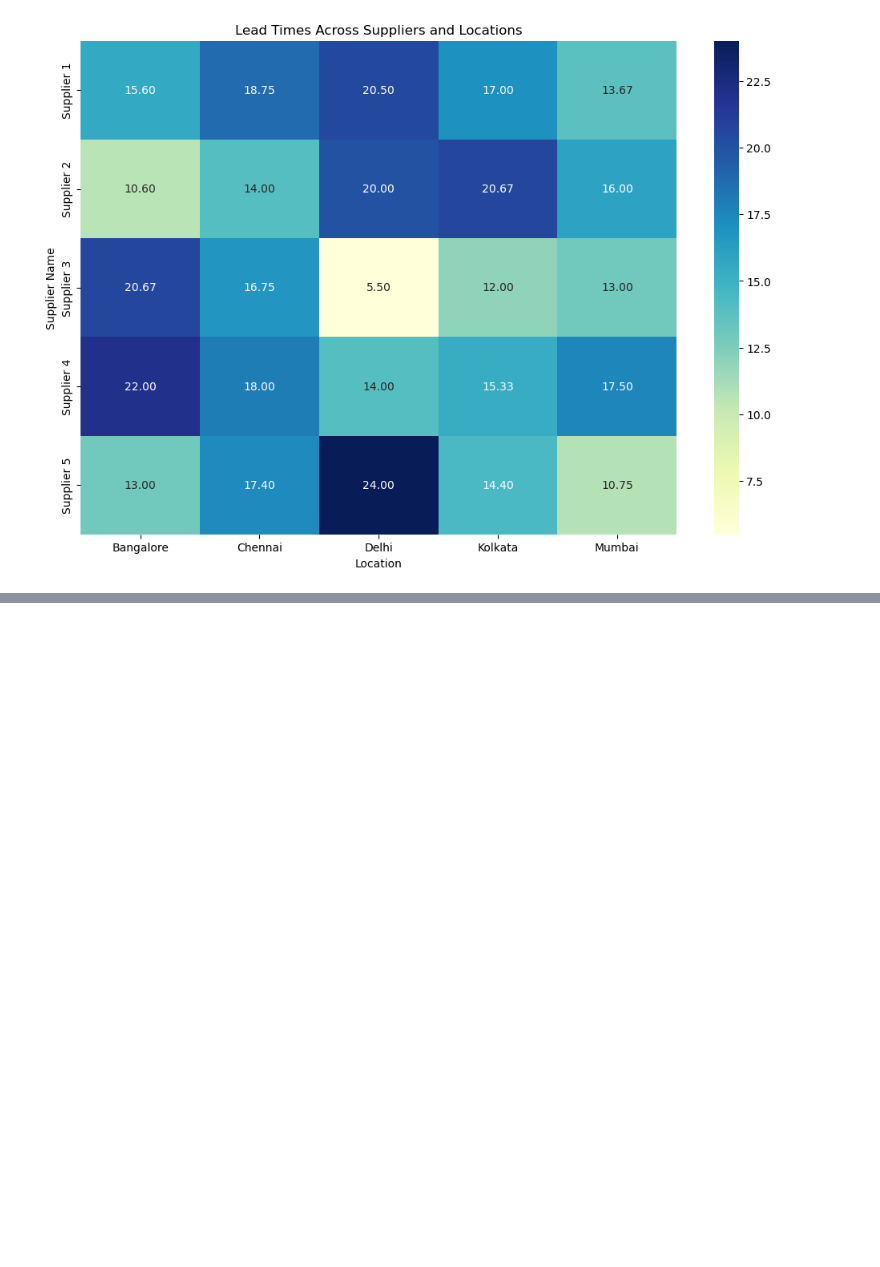
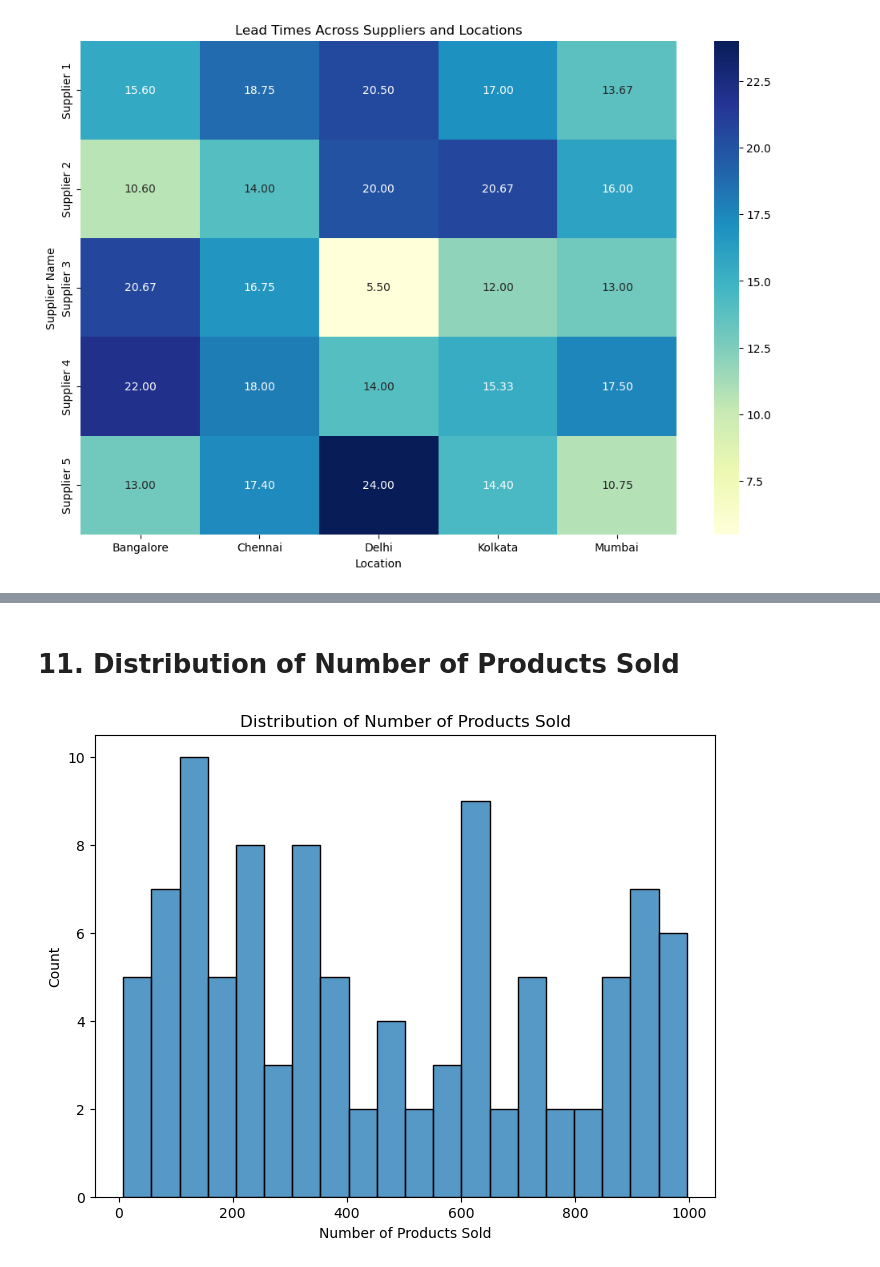
Before and after one commit to ram-polisetti/DataScience, a Jupyter notebook: Supplychain Projects/Visualization Projects/SupplychainDataInsights/supplychaindatainsightsvisualization.ipynb, the cells around one changed output, grey strips where cells are left out. Cells and saved outputs as stored; diff of their text form; code cells hidden in the pictures; blank space fills up the shorter version.

```diff
--- a/Supplychain Projects/Visualization Projects/SupplychainDataInsights/supplychaindatainsightsvisualization.ipynb
+++ b/Supplychain Projects/Visualization Projects/SupplychainDataInsights/supplychaindatainsightsvisualization.ipynb
@@ -224,0 +249,11 @@ plt.show()
+# %% [markdown]
+# 11.  Distribution of Number of Products Sold
+# %%
+plt.figure(figsize=(8,6))
+sns.histplot(data=data, x='number_of_products_sold', bins=20)
+plt.xlabel('Number of Products Sold')
+plt.ylabel('Count')
+plt.title('Distribution of Number of Products Sold')
+plt.show()
+# %% [output]
+[figure, added]
```
Also changed, not shown: parts of 9 cells of this notebook.
